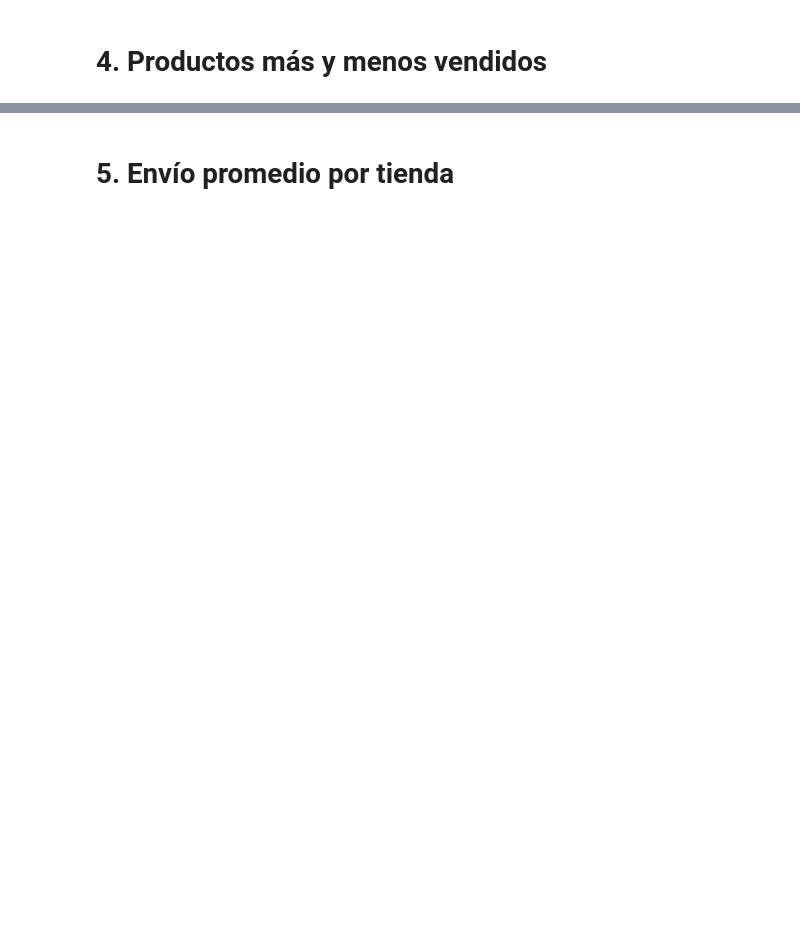
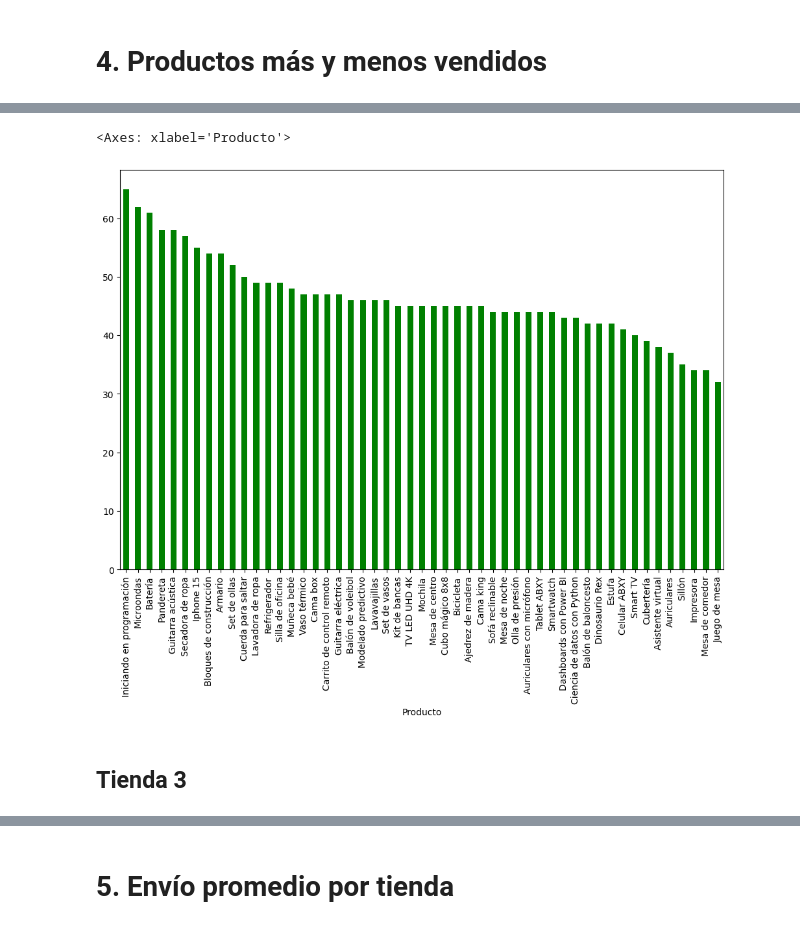
Before and after one commit to alejagamez26/DS, a Jupyter notebook: AluraStoreLatam.ipynb, the cells around one changed output, grey strips where cells are left out. Drawn from its saved outputs; the diff is of its cells as text; code cells hidden in the pictures; blank space fills up the shorter version.

```diff
--- a/AluraStoreLatam.ipynb
+++ b/AluraStoreLatam.ipynb
@@ -33,0 +233,3 @@ tienda.head()
+# %%
+producto_mas_vendidos_tienda2 = tienda2.groupby("Producto").size().sort_values(ascending = False)
+producto_mas_vendidos_tienda2
@@ -33,0 +256,7 @@ tienda.head()
+# %%
+producto_mas_vendidos_tienda2.plot(kind="bar", figsize=(12,8), color="green")
+# %% [output]
+<Axes: xlabel='Producto'>
+[figure, added]
+# %% [markdown]
+## **Tienda 3**
```
Also changed, not shown: parts of 75 cells of this notebook.
